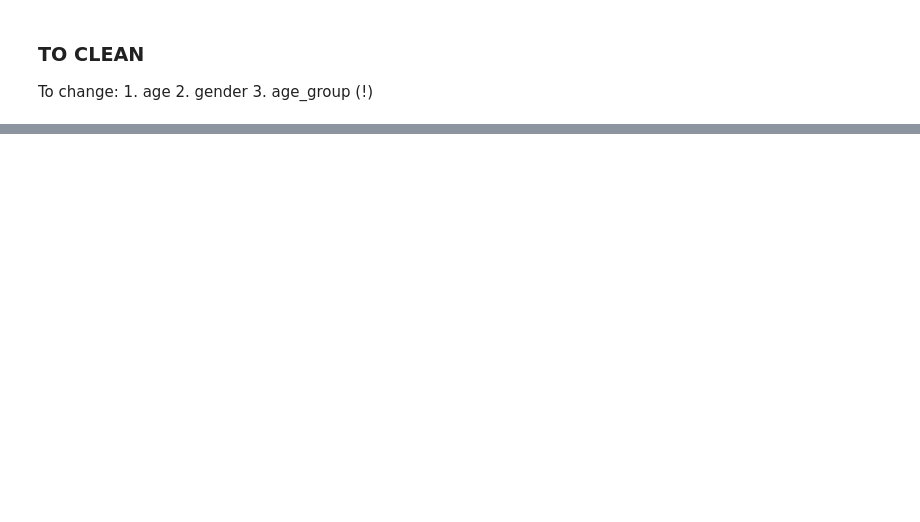
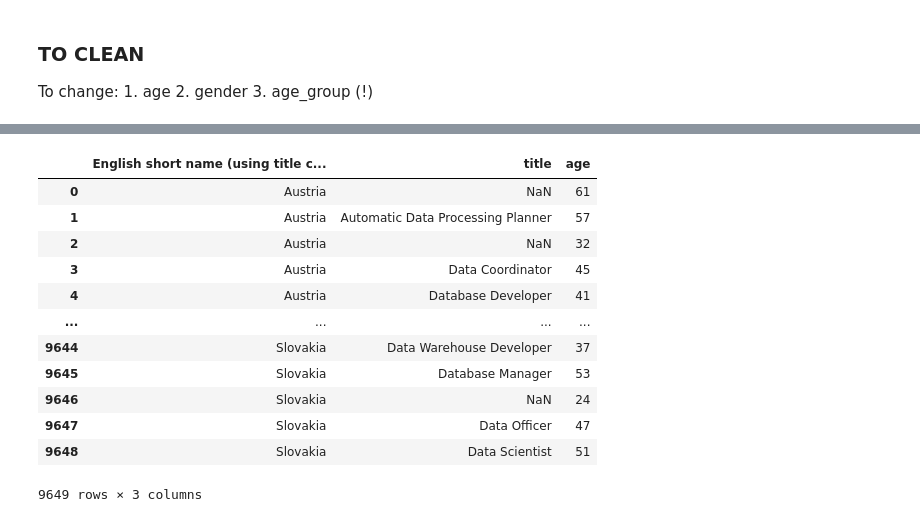
Before and after one commit to gojuangu/ih_datamadpt0420_project_m1, a Jupyter notebook: notebooks/cleaning_data.ipynb, the cells around one changed output, grey strips where cells are left out. Cells and saved outputs as stored; diff of their text form; code cells hidden in the pictures; blank space fills up the shorter version.

```diff
--- a/notebooks/cleaning_data.ipynb
+++ b/notebooks/cleaning_data.ipynb
@@ -52,3 +97,26 @@ To change:
+# %%
+### AGE - 1
+def get_age(df):
+    df['age'] = df['age'].apply(lambda age: re.sub('[a-z]','',age))
+    df = df.astype({'age':int})
+    df['age'] = df['age'].apply(lambda age: age if age < 250 else 2016-age)
+    return df
+# %%
+get_age(df)
+# %% [output]
+|  | English short name (using title c... | title | age |
+| 0 | Austria | NaN | 61 |
+| 1 | Austria | Automatic Data Processing Planner | 57 |
+| 2 | Austria | NaN | 32 |
+| 3 | Austria | Data Coordinator | 45 |
+| 4 | Austria | Database Developer | 41 |
+| ... | ... | ... | ... |
+| 9644 | Slovakia | Data Warehouse Developer | 37 |
+| 9645 | Slovakia | Database Manager | 53 |
+| 9646 | Slovakia | NaN | 24 |
+| 9647 | Slovakia | Data Officer | 47 |
+| 9648 | Slovakia | Data Scientist | 51 |
+9649 rows × 3 columns
 # %%
 def clean_gender(gender):
     gender_low = gender.lower()
```
Also changed, not shown: parts of 10 cells of this notebook, 6 other files.
